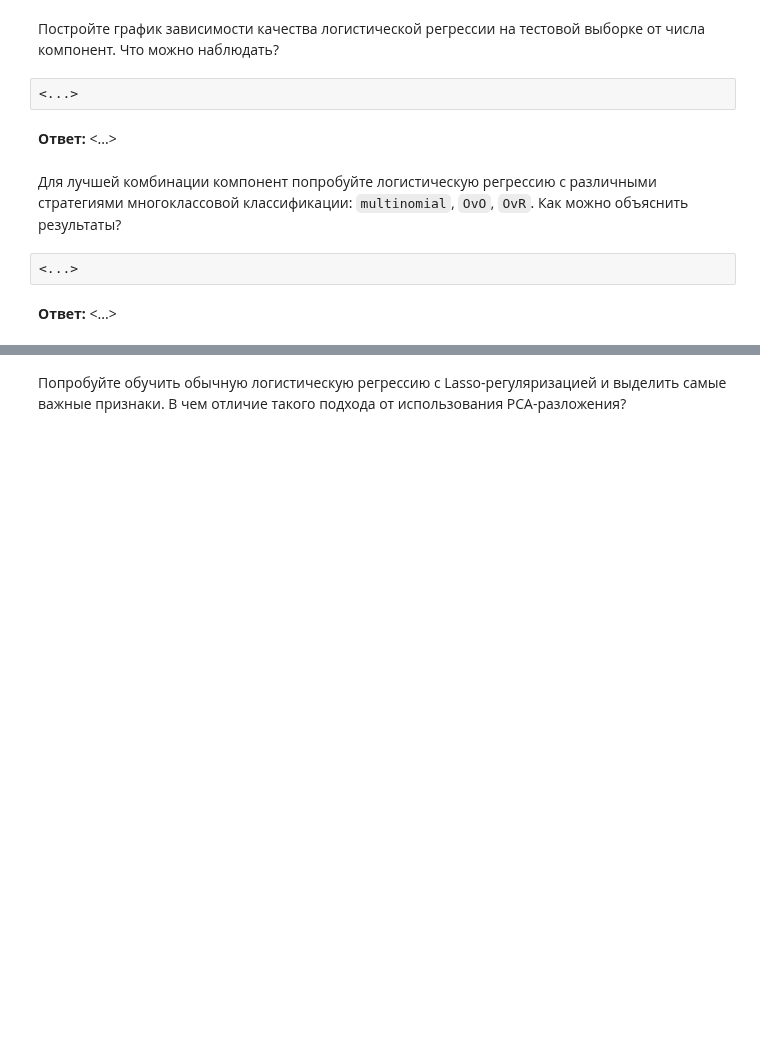
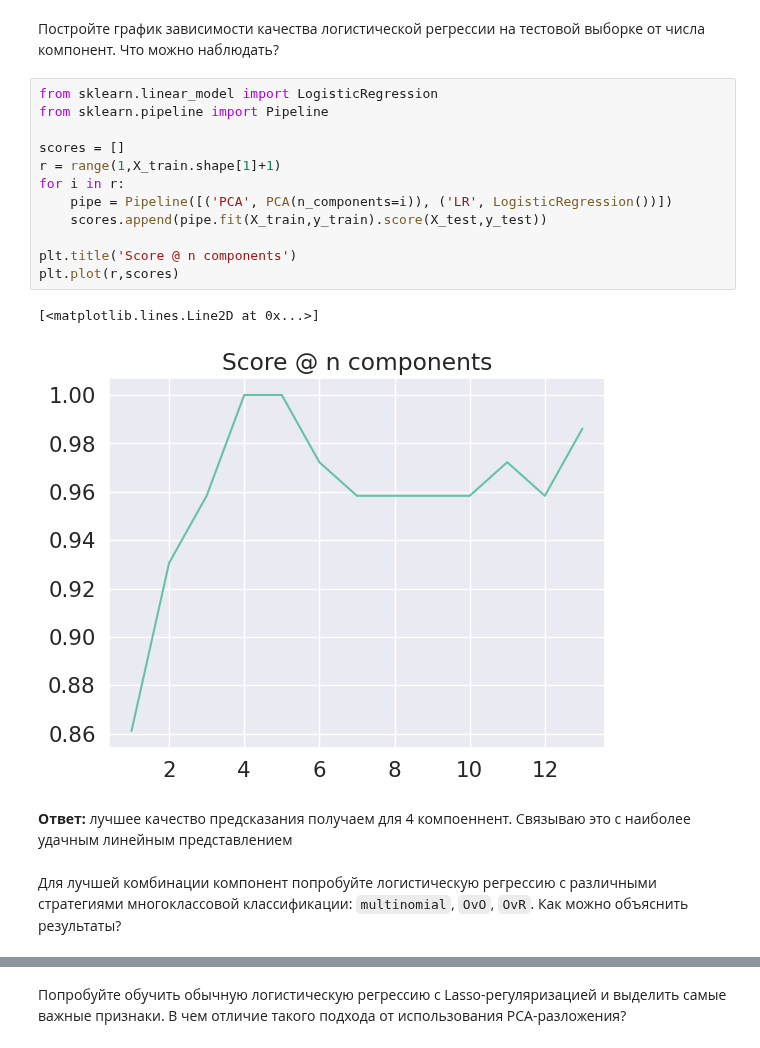
Before and after one commit to NMashalov/2023_OpenMipt_course, a Jupyter notebook: lesson9/pca_sem2.ipynb, the cells around one changed output, grey strips where cells are left out. Saved outputs shown, nothing was run; the diff lists cells and outputs as text; blank space fills up the shorter version.

```diff
--- a/lesson9/pca_sem2.ipynb
+++ b/lesson9/pca_sem2.ipynb
@@ -54,12 +98,21 @@ X_train, X_test, y_train, y_test = train_test_split(X, y, test_size=0.4, random_
 # %% [markdown]
 Постройте график зависимости качества логистической регрессии на тестовой выборке от числа компонент. Что можно наблюдать?
-# %%
-<...>
-# %% [markdown]
-**Ответ:** <...>
+# %%
+from sklearn.linear_model import LogisticRegression
+from sklearn.pipeline import Pipeline
+
+scores = []
+r = range(1,X_train.shape[1]+1)
+for i in r:
+    pipe = Pipeline([('PCA', PCA(n_components=i)), ('LR', LogisticRegression())])
+    scores.append(pipe.fit(X_train,y_train).score(X_test,y_test))
+
+plt.title('Score @ n components')
+plt.plot(r,scores)
+# %% [output]
+[<matplotlib.lines.Line2D at 0x...>]
+[figure, added]
+# %% [markdown]
+**Ответ:** лучшее качество предсказания получаем для 4 компоеннент. Связываю это с наиболее удачным линейным представлением
 # %% [markdown]
 Для лучшей комбинации компонент попробуйте логистическую регрессию с различными стратегиями многоклассовой классификации: `multinomial`, `OvO`, `OvR`. Как можно объяснить результаты?
-# %%
-<...>
-# %% [markdown]
-**Ответ:** <...>
```
Also changed, not shown: parts of 20 cells of this notebook.
